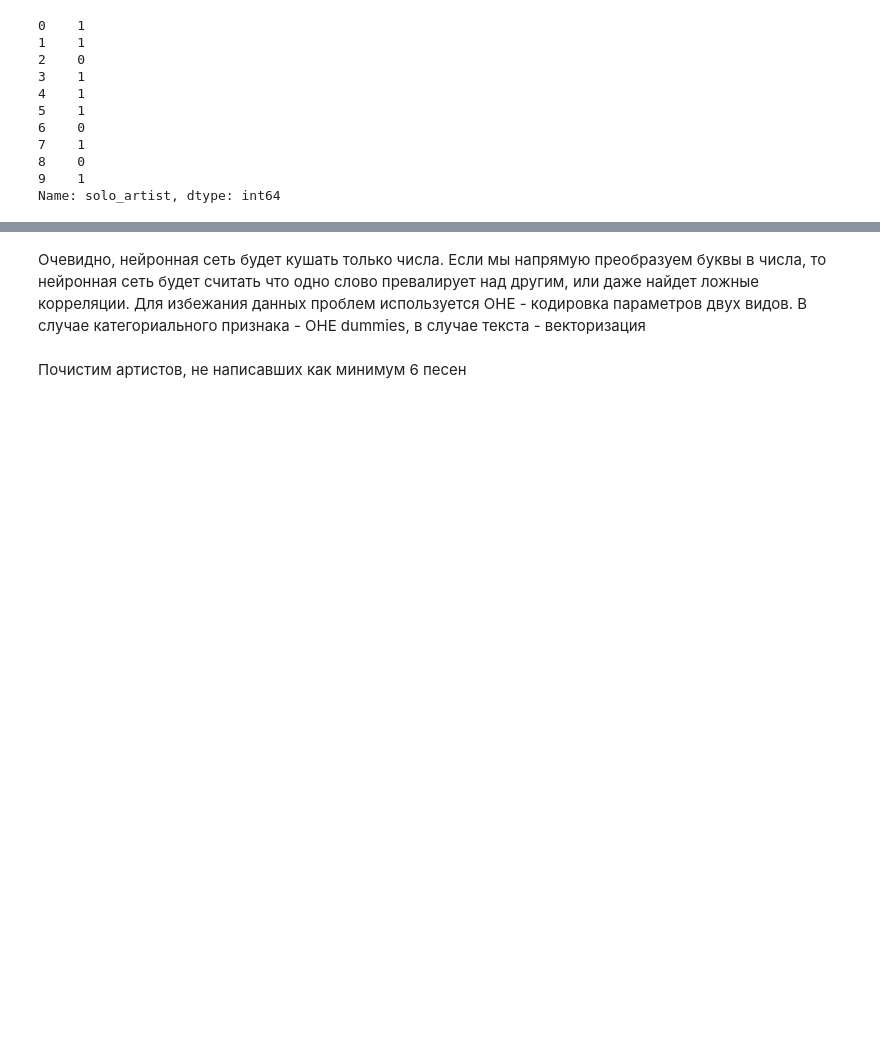
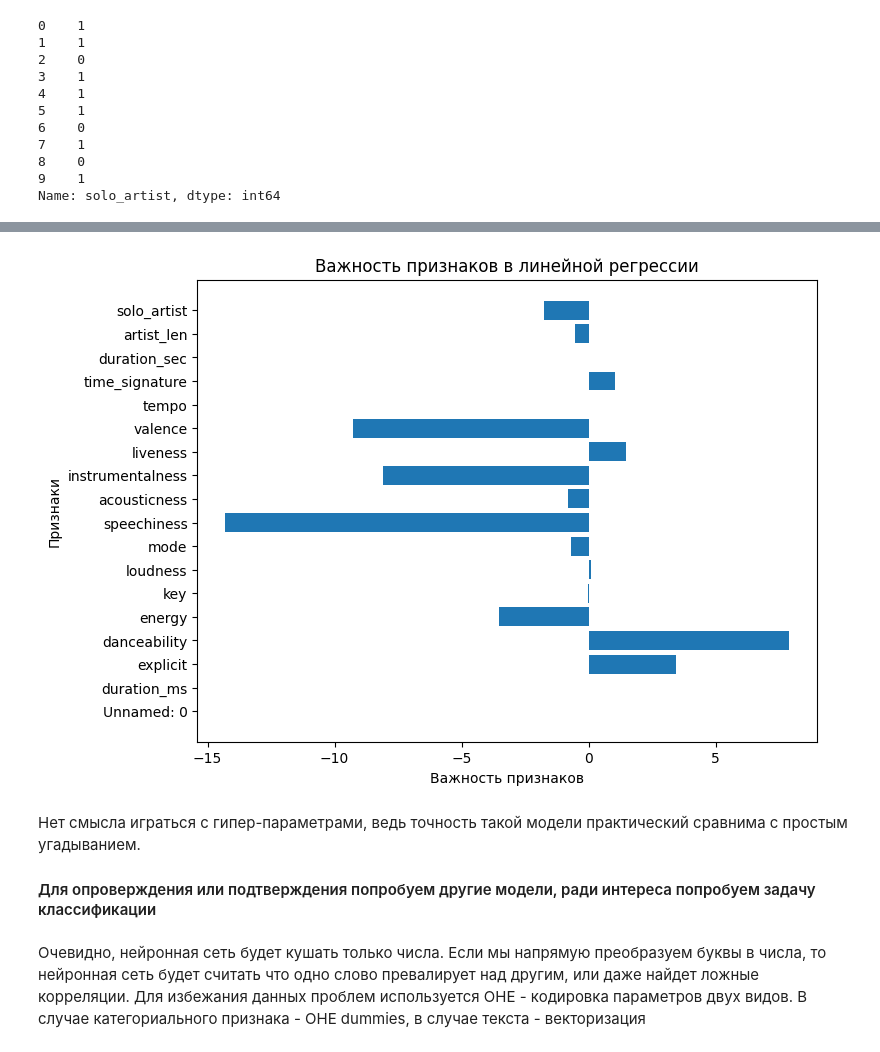
Before and after one commit to FelixShuic/spotify_model, a Jupyter notebook: duration.ipynb, the cells around one changed output, grey strips where cells are left out. Cells and saved outputs as stored; diff of their text form; code cells hidden in the pictures; blank space fills up the shorter version.

```diff
--- a/duration.ipynb
+++ b/duration.ipynb
@@ -627,0 +701,3 @@ Name: solo_artist, dtype: int64
+# %%
+numeric_soundframe = soundframe.select_dtypes(include=[int, float])
+numeric_soundframe.head(3)
@@ -627,0 +713,3 @@ Name: solo_artist, dtype: int64
+# %%
+X = numeric_soundframe.drop(columns=['popularity'])
+y = numeric_soundframe['popularity']
@@ -628,3 +809,18 @@ Name: solo_artist, dtype: int64
+# %%
+coefficients = lin_reg.coef_
+
+features = X.columns
+plt.figure(figsize=(8, 6))
+plt.barh(features, coefficients)
+plt.xlabel('Важность признаков')
+plt.ylabel('Признаки')
+plt.title('Важность признаков в линейной регрессии')
+plt.show()
+# %% [output]
+[figure, added]
+# %% [markdown]
+Нет смысла играться с гипер-параметрами, ведь точность такой модели практический сравнима с простым угадыванием.
+#### Для опроверждения или подтверждения попробуем другие модели, ради интереса попробуем задачу классификации
 # %% [markdown]
 Очевидно, нейронная сеть будет кушать только числа. Если мы напрямую преобразуем буквы в числа, то нейронная сеть будет считать что одно слово
 превалирует над другим, или даже найдет ложные корреляции. Для избежания данных проблем используется OHE - кодировка параметров двух видов. В случае категориального признака - OHE dummies, в случае текста - векторизация
@@ -635,2 +826,0 @@ print(soundframe['artists'].nunique())
-# %% [markdown]
-Почистим артистов, не написавших как минимум 6 песен
```
Also changed, not shown: parts of 37 cells of this notebook.
